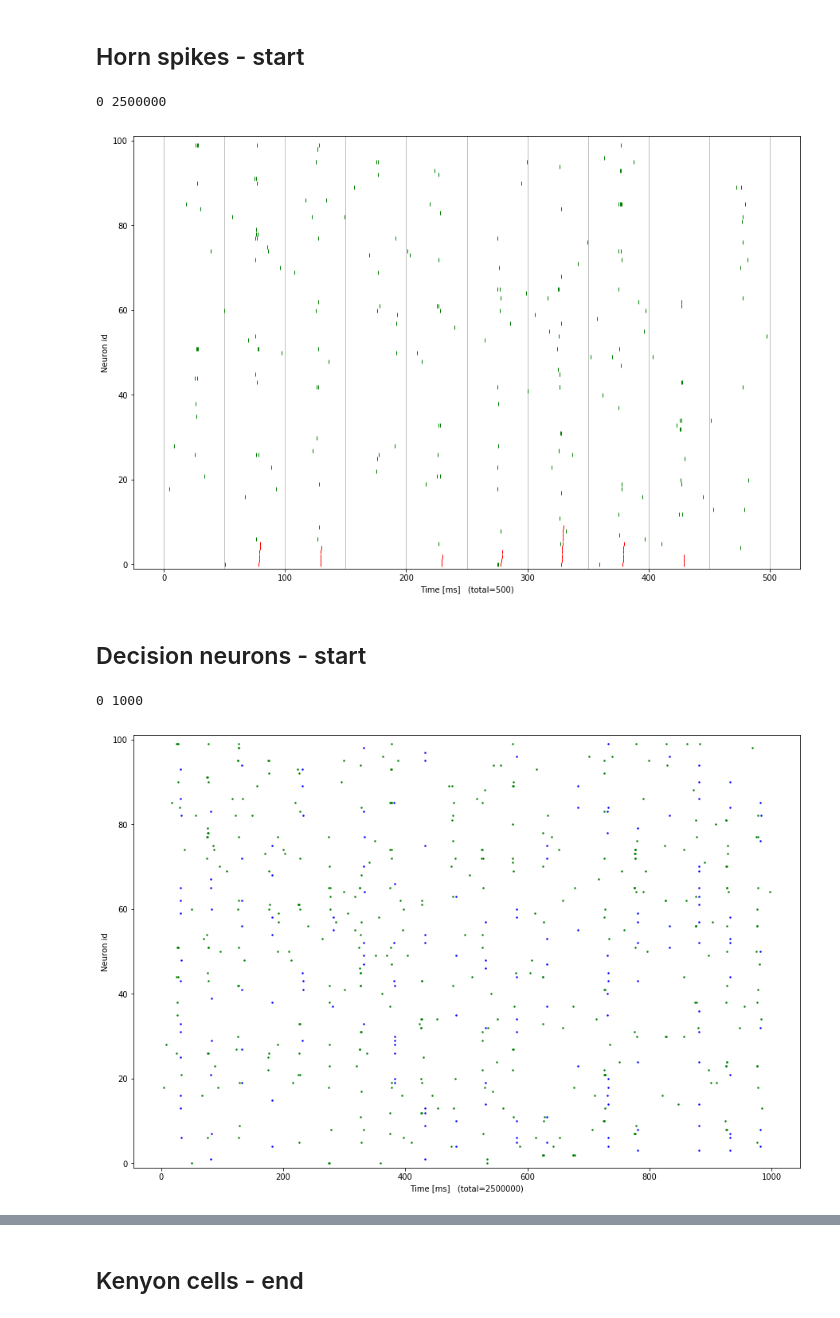
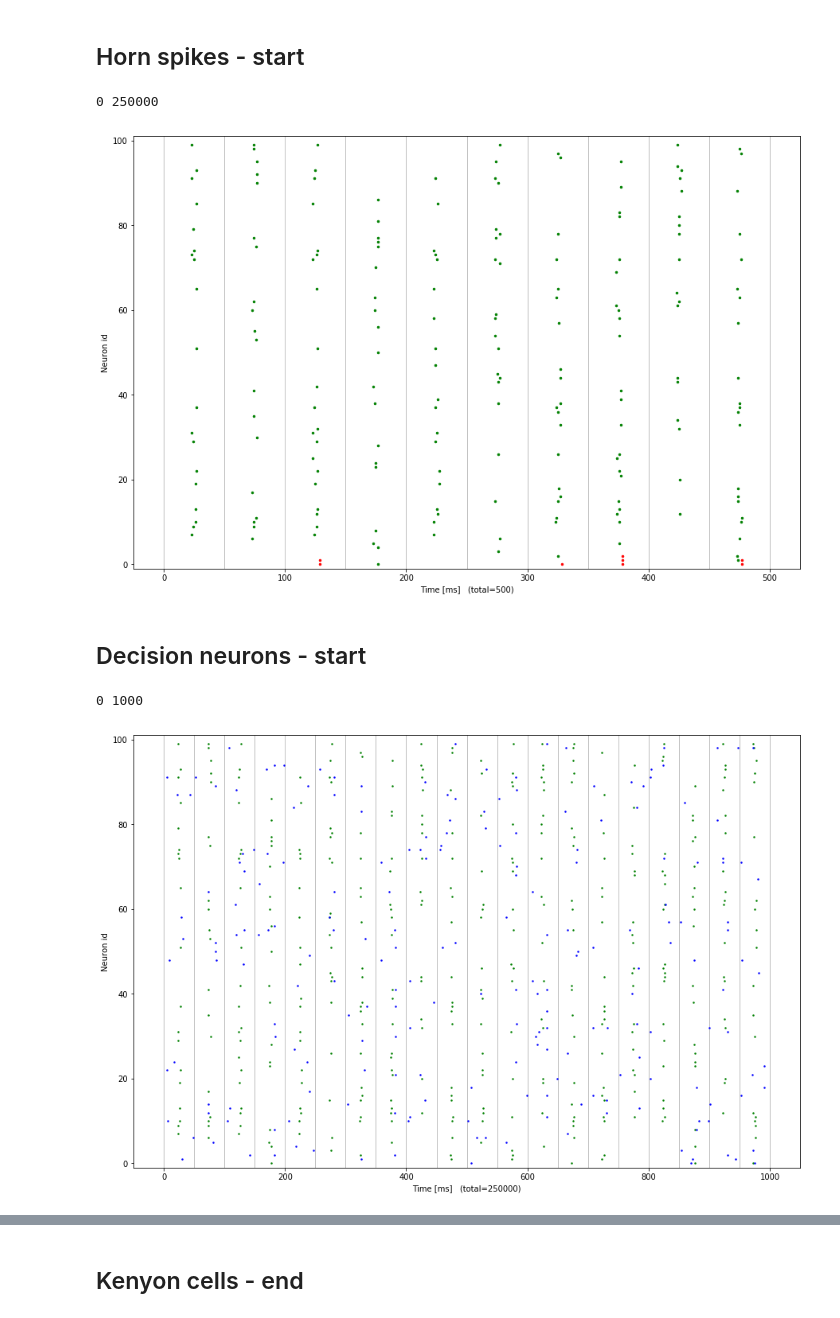
Before and after one commit to chanokin/brainscales-recognition, a Jupyter notebook: codebase/mushroom_body/analyze_mbody_results.ipynb, the cells around one changed output, grey strips where cells are left out. Saved outputs shown, nothing was run; the diff lists cells and outputs as text; code cells hidden in the pictures.

```diff
--- a/codebase/mushroom_body/analyze_mbody_results.ipynb
+++ b/codebase/mushroom_body/analyze_mbody_results.ipynb
@@ -362,12 +397,12 @@ plt.show()
 # %% [output]
 [figure]
 # %%
-if bool(0):
+if args.nSamplesAL <= 100:
     plt.figure()
     ax = plt.subplot(1, 1, 1)
     ax.set_title('Histogram of active neurons in samples')
     sums = np.array(active_per_pattern(data['input_spikes']))
-    print(sums)
+#     print(sums)
     plt.hist(sums, bins=range(0, 30))
     ax.set_xlabel('Active neuron count')
     plt.show()
@@ -432,6 +467,13 @@ if args.nSamplesAL <= 100:
 Kenyon cell response - start
 ---
 # %%
+data = np.load(fname)
+out_spikes = data['decision_spikes']
+k_spikes = data['kenyon_spikes']
+h_spikes = data['horn_spikes']
+in_spikes = data['input_spikes']
+total_t = int(data['sim_time'])
+
 # start_t = int(total_t*0.999)
 start_t = 0
 end_t = 500
@@ -459,6 +501,14 @@ Horn spikes - start
 ---
 # %%
 # start_t = int(total_t*0.999)
+data = np.load(fname)
+out_spikes = data['decision_spikes']
+k_spikes = data['kenyon_spikes']
+h_spikes = data['horn_spikes']
+in_spikes = data['input_spikes']
+total_t = int(data['sim_time'])
+
+
 start_t = 0
 end_t = 500
 # end_t = total_t
@@ -470,10 +520,10 @@ for dt in range(0, end_t+1, data['sample_dt']):
     plt.axvline(dt, color='gray', linewidth=0.5)
 
 plot_in_range(fig, ax, in_spikes,  start_t=start_t, end_t=end_t,
-              marker='|', markeredgewidth=1,
+              marker='.', markeredgewidth=1,
               markersize=5, color='green')
 plot_in_range(fig, ax, h_spikes,  start_t=start_t, end_t=end_t,
-              marker='|', markeredgewidth=1,
+              marker='.', markeredgewidth=1,
               markersize=5, color='red')
 
 ax.set_ylabel('Neuron id')
@@ -482,28 +532,37 @@ ax.set_ylim(-1, args.nAL + 1)
 
 plt.show()
 # %% [output]
-0 2500000
+0 250000
-[figure, old version]
+[figure, new version]
 # %% [markdown]
 Decision neurons - start
 ---
 # %%
+data = np.load(fname)
+out_spikes = data['decision_spikes']
+k_spikes = data['kenyon_spikes']
+h_spikes = data['horn_spikes']
+in_spikes = data['input_spikes']
+total_t = int(data['sim_time'])
+
 # start_t = int(total_t*0.999)
 start_t = 0#970
 end_t = 1000
 print(start_t, end_t)
 fig = plt.figure(figsize=(15, 10))
 ax = plt.subplot(1, 1, 1)
+for dt in range(0, end_t+1, data['sample_dt']):
+    plt.axvline(dt, color='gray', linewidth=0.5)
 
 plot_in_range(fig, ax, in_spikes,  start_t=start_t, end_t=end_t, markersize=5, marker='.', markeredgewidth=0, color='green')
 plot_in_range(fig, ax, out_spikes, start_t=start_t, end_t=end_t, markersize=5, marker='.', markeredgewidth=0)
 
 
 ax.set_ylabel('Neuron id')
 ax.set_xlabel('Time [ms]   (total={})'.format(total_t - start_t))
 ax.set_ylim(-1, args.nDN + 1)
 
 plt.show()
 # %% [output]
 0 1000
-[figure, old version]
+[figure, new version]
```
Also changed, not shown: parts of 17 cells of this notebook, 42 other files.
